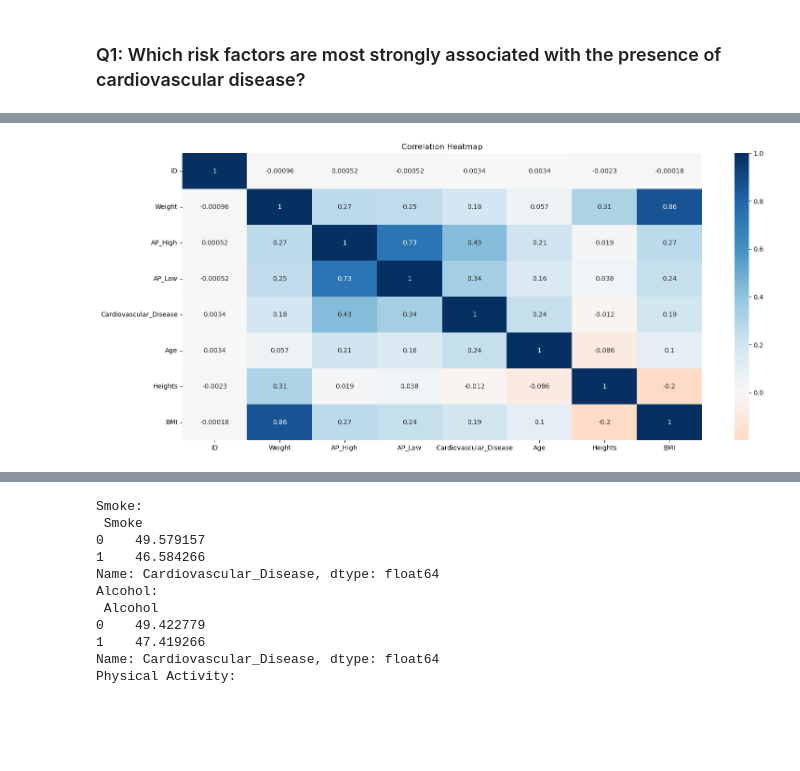
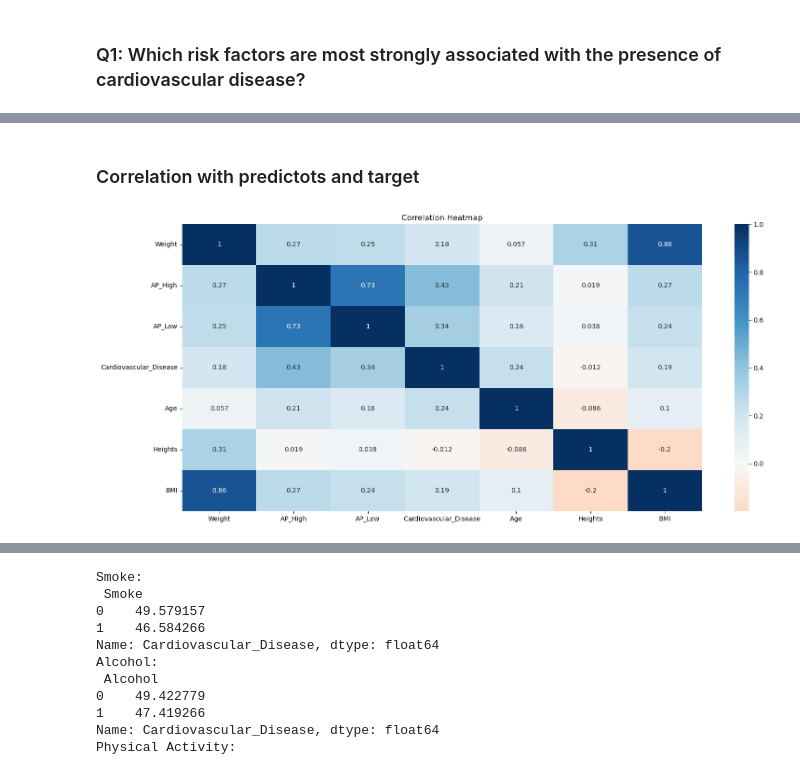
Before and after one commit to juibaruame/juibarua, a Jupyter notebook: assets/Final_Jui.ipynb, the cells around one changed output, grey strips where cells are left out. Drawn from its saved outputs; the diff is of its cells as text; code cells hidden in the pictures; blank space fills up the shorter version.

```diff
--- a/assets/Final_Jui.ipynb
+++ b/assets/Final_Jui.ipynb
@@ -242,7 +262,12 @@ Name: Cardiovascular_Disease, dtype: float64
+# %% [markdown]
+### Correlation with predictots and target
 # %%
+corr_with_cardio_df2 = cardio_df.drop(['ID', 'Height', 'Gender','Cholesterol', 'Glucose', 'Smoke', 'Alcohol', 'Physical_Activity', 'BMI_Category'], axis=1)
+corr_matrix2 = corr_with_cardio_df2.corr()
+
 plt.figure(figsize=(18,8))
-sns.heatmap(corr_matrix, annot=True, cmap="RdBu", center=0)
+sns.heatmap(corr_matrix2, annot=True, cmap="RdBu", center=0)
 plt.title("Correlation Heatmap")
 plt.show()
 # %% [output]
-[figure, old version]
+[figure, new version]
```
Also changed, not shown: parts of 42 cells of this notebook.
